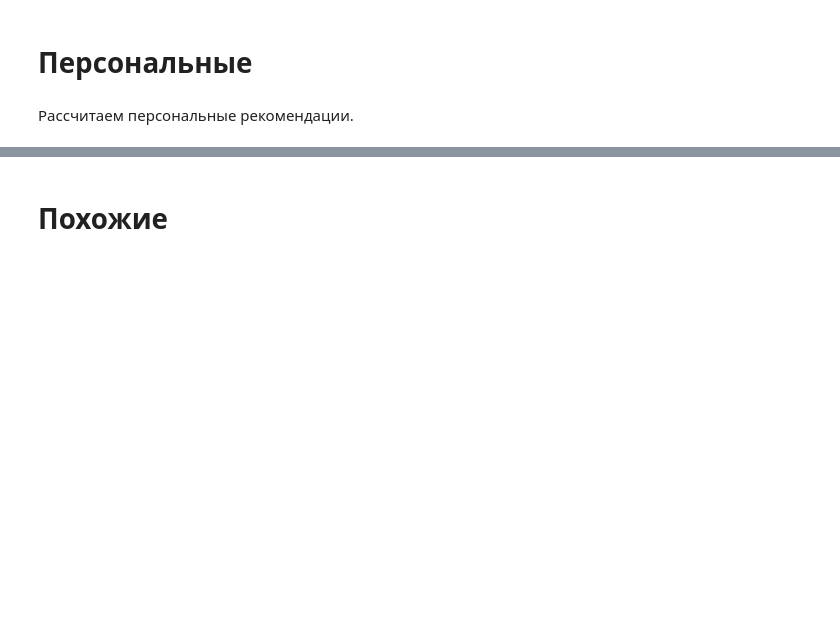
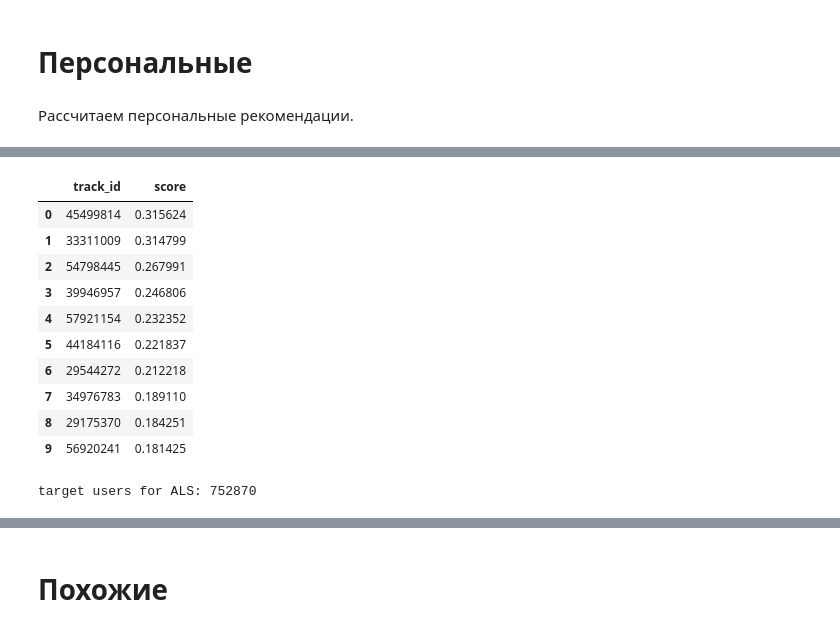
Before and after one commit to spbvt/mle-project-sprint-4-v001, a Jupyter notebook: recommendations.ipynb, the cells around one changed output, grey strips where cells are left out. Drawn from its saved outputs; the diff is of its cells as text; code cells hidden in the pictures; blank space fills up the shorter version.

```diff
--- a/recommendations.ipynb
+++ b/recommendations.ipynb
@@ -578,0 +796,78 @@ events.parquet: 1001.07 MB
+# %%
+# Функция проверки рекомендаций конкретного пользователя
+
+def get_recommendations_als(
+    user_id,
+    model,
+    user_encoder,
+    item_encoder,
+    user_item_matrix,
+    include_seen=False,
+    n=100,
+):
+    """
+    Возвращает n ALS-рекомендаций для user_id.
+    """
+
+    user_id_enc = user_encoder.transform([user_id])[0]
+
+    recommendations = model.recommend(
+        user_id_enc,
+        user_item_matrix[user_id_enc],
+        filter_already_liked_items=not include_seen,
+        N=n,
+    )
+
+    recommendations = pd.DataFrame({
+        "track_id_enc": recommendations[0],
+        "score": recommendations[1],
+    })
+
+    recommendations["track_id"] = item_encoder.inverse_transform(
+        recommendations["track_id_enc"]
+    )
+
+    recommendations = recommendations[["track_id", "score"]]
+
+    return recommendations
+
+# Проверка на одном пользователе
+
+user_id = events_test["user_id"].iloc[0]
+
+user_recommendations = get_recommendations_als(
+    user_id=user_id,
+    model=als_model,
+    user_encoder=user_encoder,
+    item_encoder=item_encoder,
+    user_item_matrix=user_item_matrix_train,
+    include_seen=False,
+    n=10,
+)
+
+display(user_recommendations)
+# %% [output]
+|  | track_id | score |
+| 0 | 45499814 | 0.315624 |
+| 1 | 33311009 | 0.314799 |
+| 2 | 54798445 | 0.267991 |
+| 3 | 39946957 | 0.246806 |
+| 4 | 57921154 | 0.232352 |
+| 5 | 44184116 | 0.221837 |
+| 6 | 29544272 | 0.212218 |
+| 7 | 34976783 | 0.189110 |
+| 8 | 29175370 | 0.184251 |
+| 9 | 56920241 | 0.181425 |
+# %%
+# Получение ALS-рекомендаций для пользователей из test
+
+target_user_ids = np.intersect1d(
+    events_test["user_id"].unique(),
+    events_train["user_id"].unique(),
+)
+
+target_user_ids_encoded = user_encoder.transform(target_user_ids)
+
+print("target users for ALS:", len(target_user_ids))
+# %% [output]
+target users for ALS: 752870
```
Also changed, not shown: parts of 39 cells of this notebook, 1 other file.
